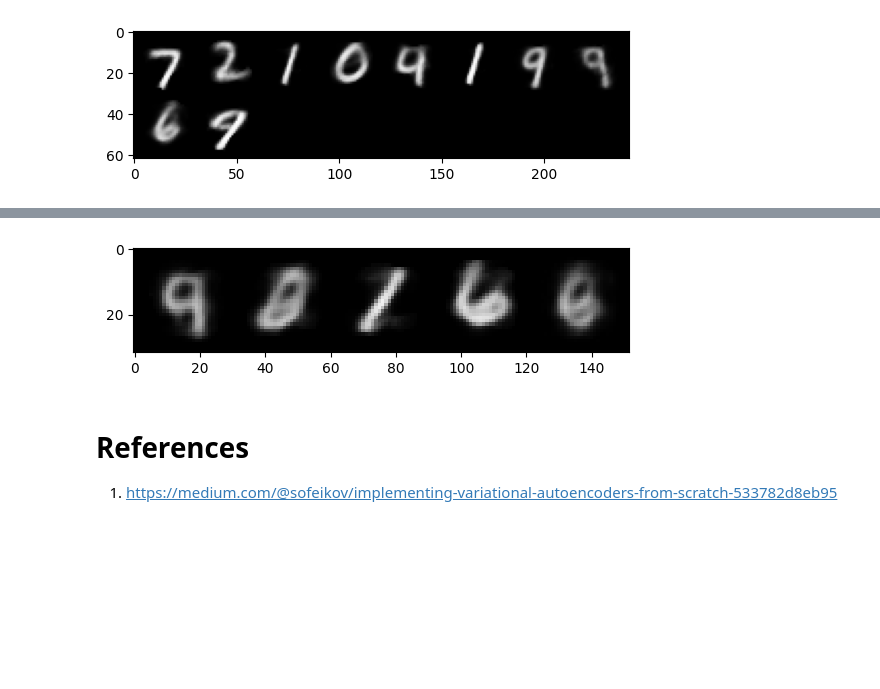
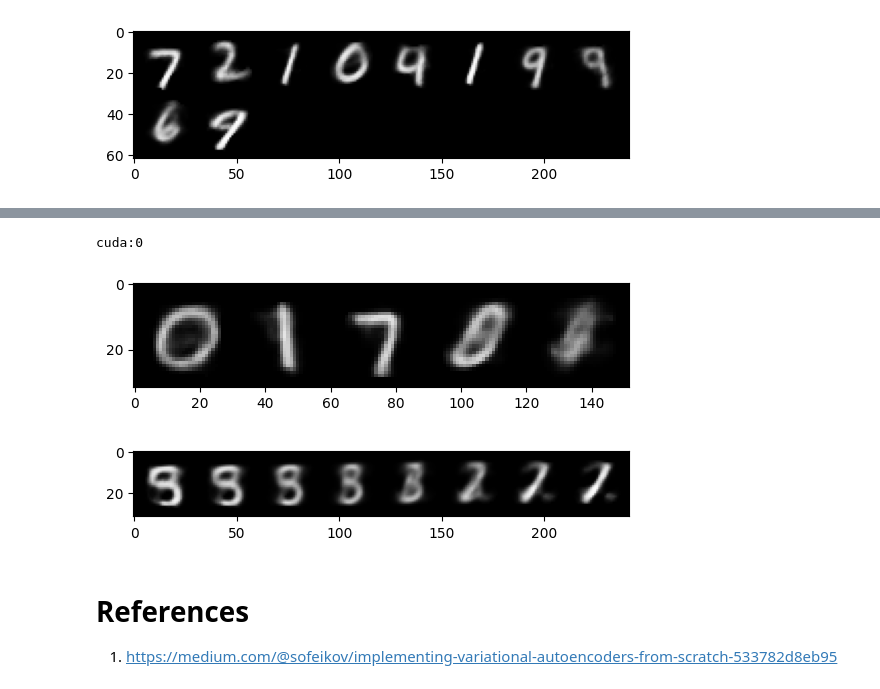
Before and after one commit to LapTQ/hello-gen-ai, a Jupyter notebook: notebooks/vae.ipynb, the cells around one changed output, grey strips where cells are left out. Drawn from its saved outputs; the diff is of its cells as text; code cells hidden in the pictures; blank space fills up the shorter version.

```diff
--- a/notebooks/vae.ipynb
+++ b/notebooks/vae.ipynb
@@ -269,10 +269,9 @@ class VAE(AE):
         return encoded, decoded, mu, logvar
 
 
-    def generate(self, num, device):
+    def generate(self, noise):
         with torch.no_grad():
-            encoded = torch.randn(num, self.n_hiddens).to(device)
-            decoded = self.decoder(encoded)
+            decoded = self.decoder(noise)
 
         return decoded
 
@@ -349,11 +348,27 @@ print('Finished Training')
 Finished Training
 # %%
 with torch.no_grad():
-    img_gen = net_vae.generate(num=5, device=device)
+    noise = torch.randn(5, N_HIDDENS).to(device)
+    img_gen = net_vae.generate(noise)
     img_gen = img_gen.cpu()
     imshow(torchvision.utils.make_grid(img_gen))
 # %% [output]
+cuda:0
-[figure, old version]
+[figure, new version]
+# %%
+# gradually change one components of the noise
+component = [3, 4, 5]
+num = 8
+with torch.no_grad():
+    noise = torch.randn(N_HIDDENS)
+    noise = noise.repeat(num, 1)
+    noise[:, component] = torch.linspace(-2, 2, num * len(component)).reshape(num, len(component))
+    noise = noise.to(device)
+    img_gen = net_vae.generate(noise)
+    img_gen = img_gen.cpu()
+    imshow(torchvision.utils.make_grid(img_gen))
+# %% [output]
+[figure, added]
 # %% [markdown]
 # References
 
```
Also changed, not shown: parts of 1 cell of this notebook.
